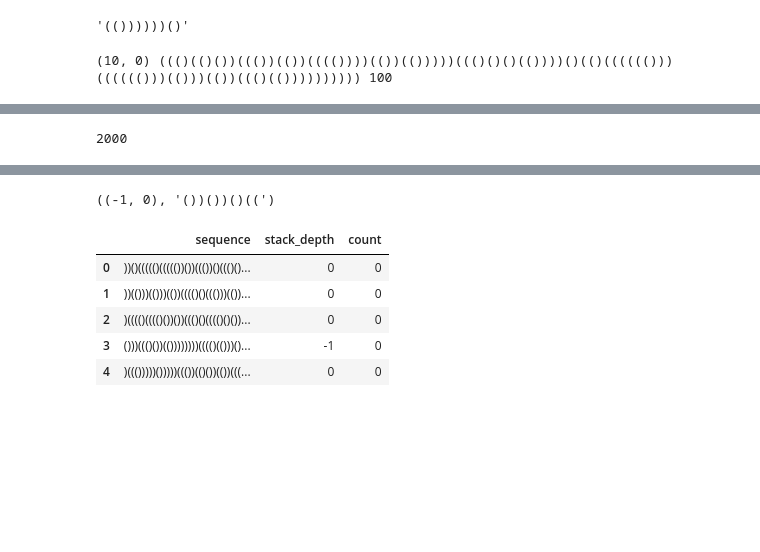
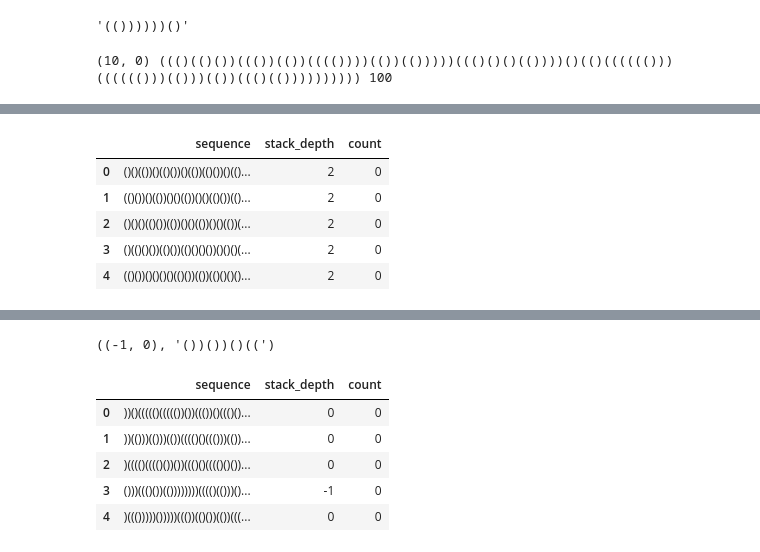
Before and after one commit to adyanshkakran/Mechanistic_Interpretability, a Jupyter notebook: bracket.ipynb, the cells around one changed output, grey strips where cells are left out. Drawn from its saved outputs; the diff is of its cells as text; code cells hidden in the pictures; blank space fills up the shorter version.

```diff
--- a/bracket.ipynb
+++ b/bracket.ipynb
@@ -254,25 +439,3 @@ unbalanced_stack_depth = [x[0] for x in unbalanced_stack_depth]
-# %%
-# FOR COUNT DATA
-unbalanced_data = []
-for index, i in tqdm(enumerate(gen), total=len(gen)):
-    while len(unbalanced_data) < 2000*(index+1):
-        print(len(unbalanced_data), end='\r')
-        sequence = generate_bracket_sequence_2(512, 5)
-        balanced, count = is_balanced(sequence)
-        # if balanced != -1*i:
-            # print(i, end=' ')
-            # continue
-        unbalanced_data.append(sequence)
-
-    # print(len(unbalanced_data))
-
-print(len(unbalanced_data))
-unbalanced_stack_depth = [ is_balanced(sequence) for sequence in unbalanced_data ]
-
-unbalanced_count = [x[1] for x in unbalanced_stack_depth]
-unbalanced_stack_depth = [x[0] for x in unbalanced_stack_depth]
-# %% [output]
-2000
 # %%
 # Random data for CoT
 unbalanced_df = pd.DataFrame(columns=['sequence', 'stack_depth', 'count'])
@@ -291,6 +454,15 @@ for i in tqdm(range(4000)):
 # %%
 
 # unbalanced_df = pd.DataFrame({'sequence': unbalanced_data, 'stack_depth': unbalanced_stack_depth, 'count': unbalanced_count}, columns=['sequence', 'stack_depth', 'count'])
+# %%
+balanced_df.head()
+# %% [output]
+|  | sequence | stack_depth | count |
+| 0 | ()()(())()(()())()(())(()())()(()... | 2 | 0 |
+| 1 | (()())()(())()()(())()()(()())(()... | 2 | 0 |
+| 2 | ()()()(()())(())()()(())()()(())(... | 2 | 0 |
+| 3 | ()(()()())(()())(()()()())()()()(... | 2 | 0 |
+| 4 | (()())()()()()(()())(())(()()()()... | 2 | 0 |
 # %%
 unbalanced_df.head()
 # %% [output]
```
Also changed, not shown: parts of 15 cells of this notebook, 11 other files.
